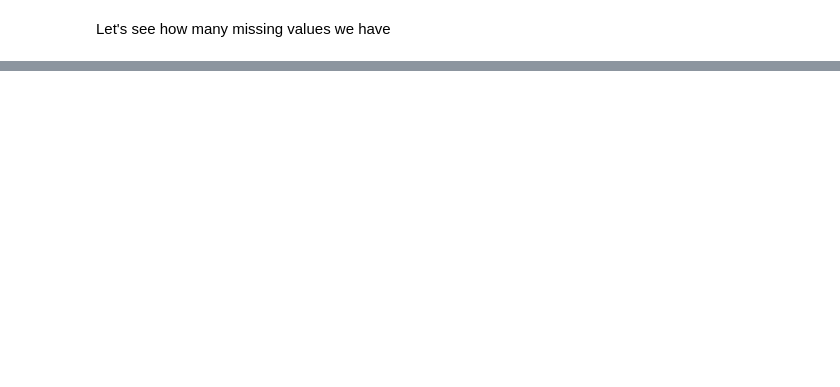
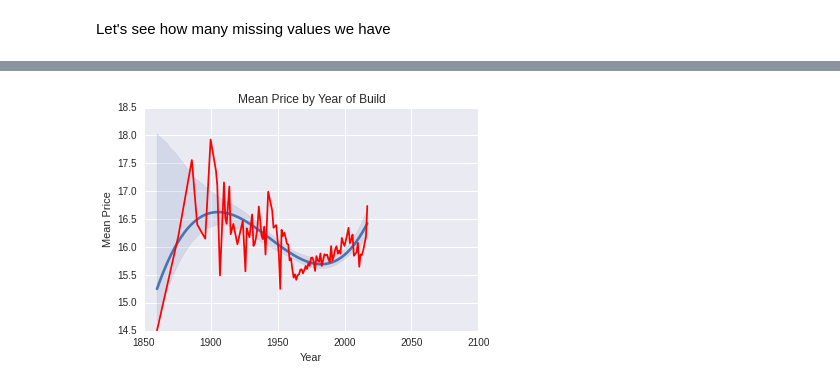
Before and after one commit to vsmolyakov/kaggle, a Jupyter notebook: sberbank/sberbank_notebook.ipynb, the cells around one changed output, grey strips where cells are left out. Saved outputs shown, nothing was run; the diff lists cells and outputs as text; code cells hidden in the pictures; blank space fills up the shorter version.

```diff
--- a/sberbank/sberbank_notebook.ipynb
+++ b/sberbank/sberbank_notebook.ipynb
@@ -52,0 +98,12 @@ plt.show()
+# %%
+#mean price vs build year
+plt.figure()
+by_price = by_df.groupby('build_year')[['build_year', 'price_doc']].mean()
+sns.regplot(x='build_year', y='price_doc', data=by_price, scatter=False, order=3, truncate=True)
+plt.plot(by_price['build_year'], by_price['price_doc'], color='r')
+plt.title('Mean Price by Year of Build')
+plt.xlabel("Year")
+plt.ylabel("Mean Price")
+plt.show()
+# %% [output]
+[figure, added]
```
Also changed, not shown: parts of 11 cells of this notebook.
